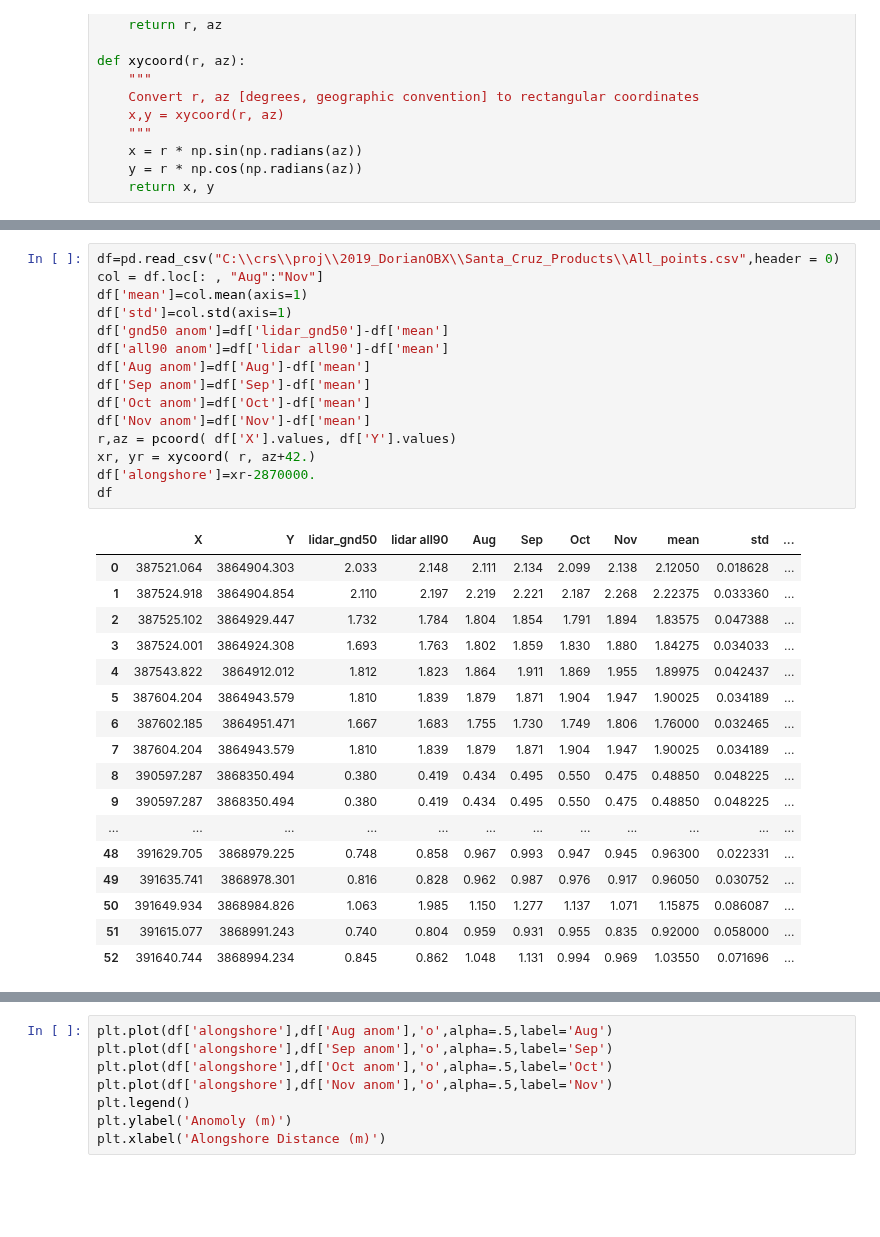
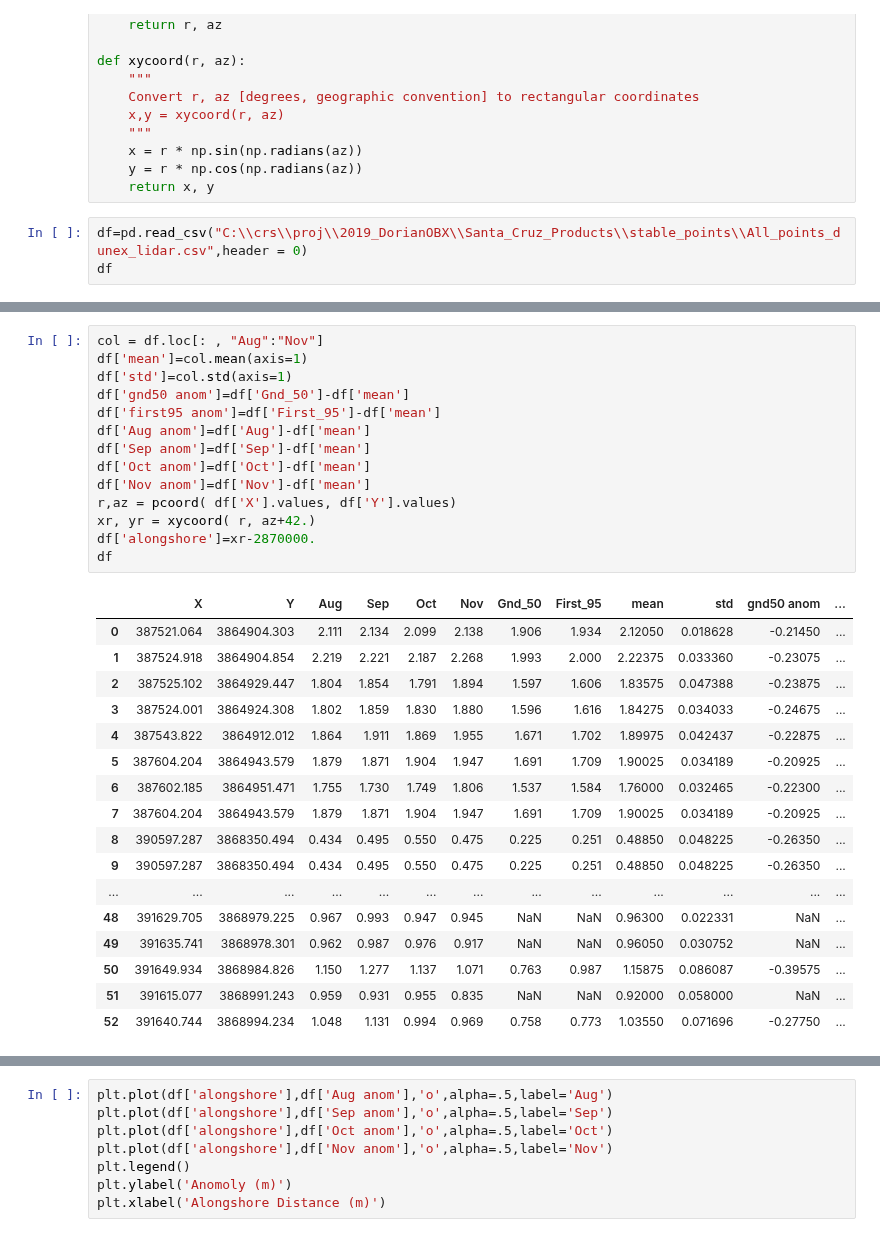
Before and after one commit to csherwood-usgs/CoreBx, a Jupyter notebook: Analyze_stable_points.ipynb, the cells around one changed output, grey strips where cells are left out. Saved outputs shown, nothing was run; the diff lists cells and outputs as text; blank space fills up the shorter version.

```diff
--- a/Analyze_stable_points.ipynb
+++ b/Analyze_stable_points.ipynb
@@ -27,3 +27,6 @@ def xycoord(r, az):
     x = r * np.sin(np.radians(az))
     y = r * np.cos(np.radians(az))
     return x, y
+# %%
+df=pd.read_csv("C:\\crs\\proj\\2019_DorianOBX\\Santa_Cruz_Products\\stable_points\\All_points_dunex_lidar.csv",header = 0)
+df
@@ -30,36 +51,35 @@ def xycoord(r, az):
 # %%
-df=pd.read_csv("C:\\crs\\proj\\2019_DorianOBX\\Santa_Cruz_Products\\All_points.csv",header = 0)
 col = df.loc[: , "Aug":"Nov"]
 df['mean']=col.mean(axis=1)
 df['std']=col.std(axis=1)
-df['gnd50 anom']=df['lidar_gnd50']-df['mean']
-df['all90 anom']=df['lidar all90']-df['mean']
+df['gnd50 anom']=df['Gnd_50']-df['mean']
+df['first95 anom']=df['First_95']-df['mean']
 df['Aug anom']=df['Aug']-df['mean']
 df['Sep anom']=df['Sep']-df['mean']
 df['Oct anom']=df['Oct']-df['mean']
 df['Nov anom']=df['Nov']-df['mean']
 r,az = pcoord( df['X'].values, df['Y'].values)
 xr, yr = xycoord( r, az+42.)
 df['alongshore']=xr-2870000.
 df
 # %% [output]
-|  | X | Y | lidar_gnd50 | lidar all90 | Aug | Sep | Oct | Nov | mean | std | ... |
-| 0 | 387521.064 | 3864904.303 | 2.033 | 2.148 | 2.111 | 2.134 | 2.099 | 2.138 | 2.12050 | 0.018628 | ... |
-| 1 | 387524.918 | 3864904.854 | 2.110 | 2.197 | 2.219 | 2.221 | 2.187 | 2.268 | 2.22375 | 0.033360 | ... |
-| 2 | 387525.102 | 3864929.447 | 1.732 | 1.784 | 1.804 | 1.854 | 1.791 | 1.894 | 1.83575 | 0.047388 | ... |
-| 3 | 387524.001 | 3864924.308 | 1.693 | 1.763 | 1.802 | 1.859 | 1.830 | 1.880 | 1.84275 | 0.034033 | ... |
-| 4 | 387543.822 | 3864912.012 | 1.812 | 1.823 | 1.864 | 1.911 | 1.869 | 1.955 | 1.89975 | 0.042437 | ... |
-| 5 | 387604.204 | 3864943.579 | 1.810 | 1.839 | 1.879 | 1.871 | 1.904 | 1.947 | 1.90025 | 0.034189 | ... |
-| 6 | 387602.185 | 3864951.471 | 1.667 | 1.683 | 1.755 | 1.730 | 1.749 | 1.806 | 1.76000 | 0.032465 | ... |
-| 7 | 387604.204 | 3864943.579 | 1.810 | 1.839 | 1.879 | 1.871 | 1.904 | 1.947 | 1.90025 | 0.034189 | ... |
-| 8 | 390597.287 | 3868350.494 | 0.380 | 0.419 | 0.434 | 0.495 | 0.550 | 0.475 | 0.48850 | 0.048225 | ... |
-| 9 | 390597.287 | 3868350.494 | 0.380 | 0.419 | 0.434 | 0.495 | 0.550 | 0.475 | 0.48850 | 0.048225 | ... |
-| ... | ... | ... | ... | ... | ... | ... | ... | ... | ... | ... | ... |
-| 48 | 391629.705 | 3868979.225 | 0.748 | 0.858 | 0.967 | 0.993 | 0.947 | 0.945 | 0.96300 | 0.022331 | ... |
-| 49 | 391635.741 | 3868978.301 | 0.816 | 0.828 | 0.962 | 0.987 | 0.976 | 0.917 | 0.96050 | 0.030752 | ... |
-| 50 | 391649.934 | 3868984.826 | 1.063 | 1.985 | 1.150 | 1.277 | 1.137 | 1.071 | 1.15875 | 0.086087 | ... |
-| 51 | 391615.077 | 3868991.243 | 0.740 | 0.804 | 0.959 | 0.931 | 0.955 | 0.835 | 0.92000 | 0.058000 | ... |
-| 52 | 391640.744 | 3868994.234 | 0.845 | 0.862 | 1.048 | 1.131 | 0.994 | 0.969 | 1.03550 | 0.071696 | ... |
+|  | X | Y | Aug | Sep | Oct | Nov | Gnd_50 | First_95 | mean | std | gnd50 anom | ... |
+| 0 | 387521.064 | 3864904.303 | 2.111 | 2.134 | 2.099 | 2.138 | 1.906 | 1.934 | 2.12050 | 0.018628 | -0.21450 | ... |
+| 1 | 387524.918 | 3864904.854 | 2.219 | 2.221 | 2.187 | 2.268 | 1.993 | 2.000 | 2.22375 | 0.033360 | -0.23075 | ... |
+| 2 | 387525.102 | 3864929.447 | 1.804 | 1.854 | 1.791 | 1.894 | 1.597 | 1.606 | 1.83575 | 0.047388 | -0.23875 | ... |
+| 3 | 387524.001 | 3864924.308 | 1.802 | 1.859 | 1.830 | 1.880 | 1.596 | 1.616 | 1.84275 | 0.034033 | -0.24675 | ... |
+| 4 | 387543.822 | 3864912.012 | 1.864 | 1.911 | 1.869 | 1.955 | 1.671 | 1.702 | 1.89975 | 0.042437 | -0.22875 | ... |
+| 5 | 387604.204 | 3864943.579 | 1.879 | 1.871 | 1.904 | 1.947 | 1.691 | 1.709 | 1.90025 | 0.034189 | -0.20925 | ... |
+| 6 | 387602.185 | 3864951.471 | 1.755 | 1.730 | 1.749 | 1.806 | 1.537 | 1.584 | 1.76000 | 0.032465 | -0.22300 | ... |
+| 7 | 387604.204 | 3864943.579 | 1.879 | 1.871 | 1.904 | 1.947 | 1.691 | 1.709 | 1.90025 | 0.034189 | -0.20925 | ... |
+| 8 | 390597.287 | 3868350.494 | 0.434 | 0.495 | 0.550 | 0.475 | 0.225 | 0.251 | 0.48850 | 0.048225 | -0.26350 | ... |
+| 9 | 390597.287 | 3868350.494 | 0.434 | 0.495 | 0.550 | 0.475 | 0.225 | 0.251 | 0.48850 | 0.048225 | -0.26350 | ... |
+| ... | ... | ... | ... | ... | ... | ... | ... | ... | ... | ... | ... | ... |
+| 48 | 391629.705 | 3868979.225 | 0.967 | 0.993 | 0.947 | 0.945 | NaN | NaN | 0.96300 | 0.022331 | NaN | ... |
+| 49 | 391635.741 | 3868978.301 | 0.962 | 0.987 | 0.976 | 0.917 | NaN | NaN | 0.96050 | 0.030752 | NaN | ... |
+| 50 | 391649.934 | 3868984.826 | 1.150 | 1.277 | 1.137 | 1.071 | 0.763 | 0.987 | 1.15875 | 0.086087 | -0.39575 | ... |
+| 51 | 391615.077 | 3868991.243 | 0.959 | 0.931 | 0.955 | 0.835 | NaN | NaN | 0.92000 | 0.058000 | NaN | ... |
+| 52 | 391640.744 | 3868994.234 | 1.048 | 1.131 | 0.994 | 0.969 | 0.758 | 0.773 | 1.03550 | 0.071696 | -0.27750 | ... |
 # %%
 df_anom = df.loc[:,"gnd50 anom":"Nov anom"].copy()
 df_anom
```
Also changed, not shown: parts of 4 cells of this notebook, 4 other files.
